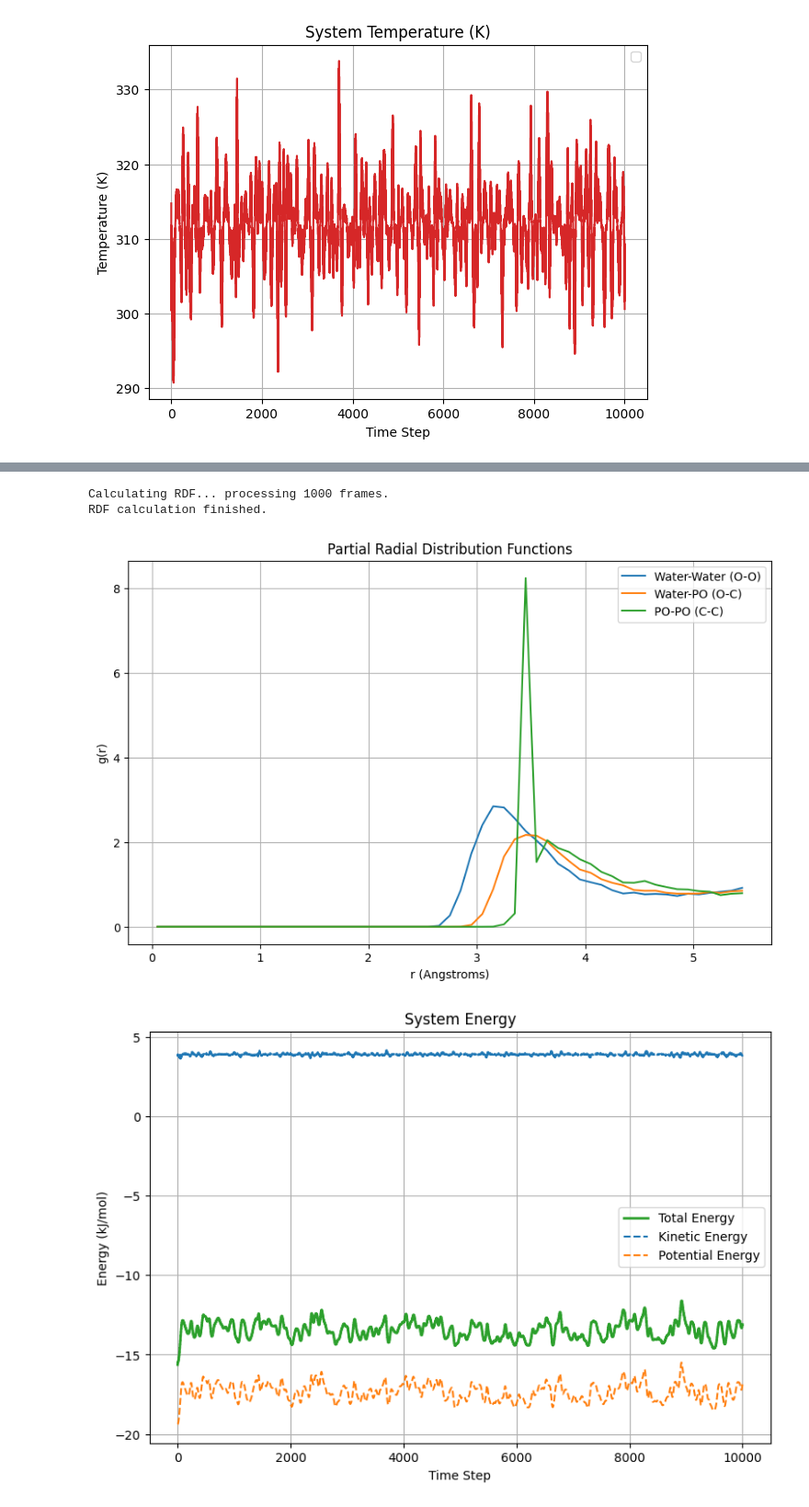
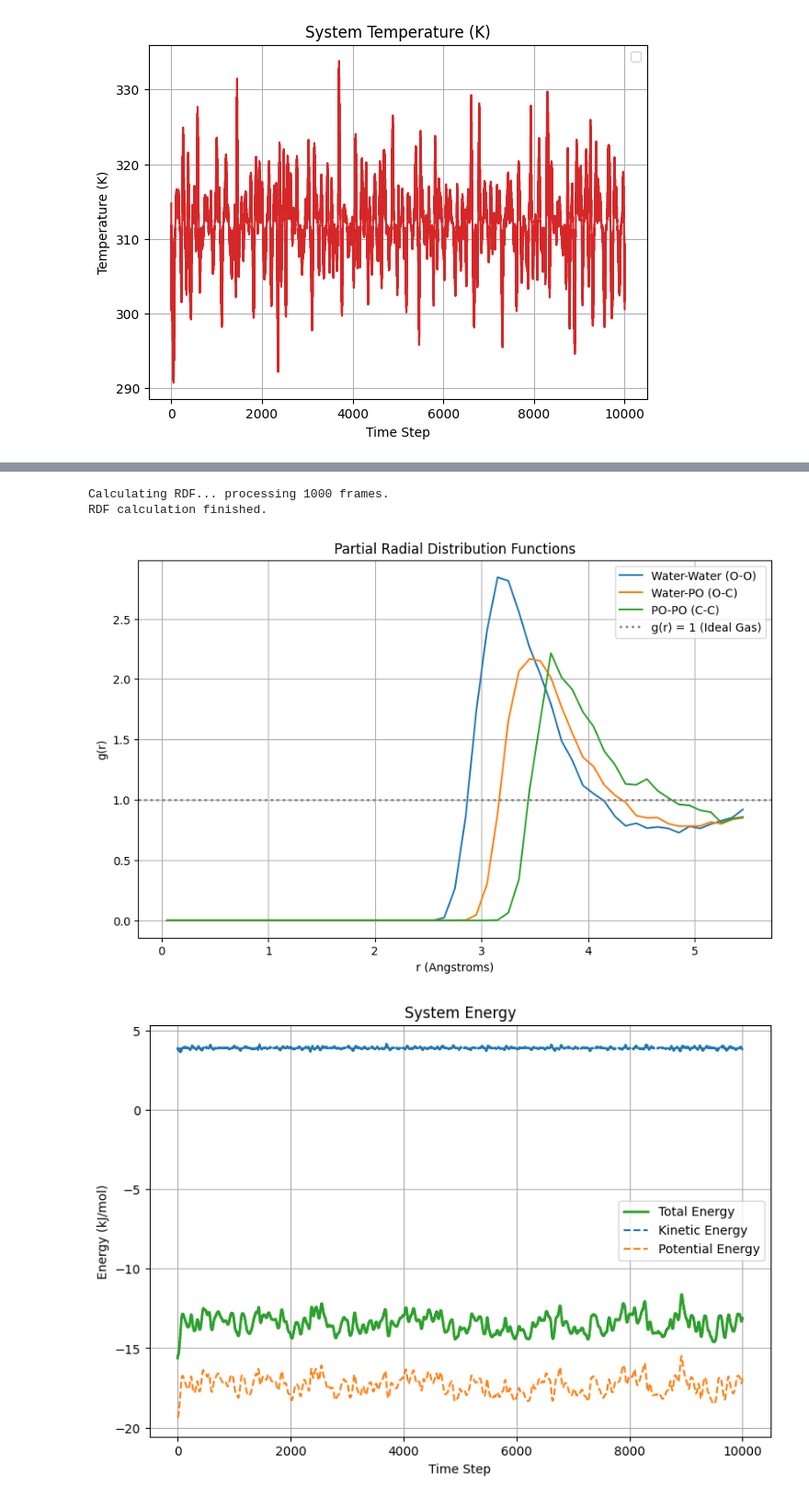
Before and after one commit to AlexPooley7/Multiscale-Modelling, a Jupyter notebook: CE20248/Coursework/twoBeadModelWorking.ipynb, the cells around one changed output, grey strips where cells are left out. Shown at 92% size. Cells and saved outputs as stored; diff of their text form; code cells hidden in the pictures.

```diff
--- a/CE20248/Coursework/twoBeadModelWorking.ipynb
+++ b/CE20248/Coursework/twoBeadModelWorking.ipynb
@@ -1207,31 +1209,32 @@ plt.show()
 # %%
 # --- After your simulation loop ---
 
 # 'traj' is your list of saved position frames (in meters)
 # 'L' is your box length (in meters)
 # 'bead_particle_type' is your (N_beads,) array of 0s and 1s
 bead_particle_type = np.array(bead_particle_type)
 L_Angstroms = L * 1e10
-rmax_safe = (L_Angstroms / 2.0) - 0.1
-r_A, g_OO, g_OC, g_CC = radial_distribution_partial(traj, L, bead_particle_type,
-                                                   dr_A=0.1, rmax_A=rmax_safe)
+rmax_safe = (L_Angstroms / 2.0) - 0.1 # This stops the g(r) going to 0 as the function would look for molecules out the box
+
+# 'bead_mol_index' is your (N_beads,) array
+r_A, g_OO, g_OC, g_CC = radial_distribution_partial(traj, L, bead_particle_type, bead_mol_index, dr_A=0.1, rmax_A=rmax_safe)
 
 # --- Plotting Example ---
 plt.figure(figsize=(10, 6))
 plt.plot(r_A, g_OO, label='Water-Water (O-O)')
 plt.plot(r_A, g_OC, label='Water-PO (O-C)')
 plt.plot(r_A, g_CC, label='PO-PO (C-C)')
-
+plt.axhline(1, color='grey', linestyle=':', linewidth=2, label='g(r) = 1 (Ideal Gas)')
 plt.xlabel('r (Angstroms)')
 plt.ylabel('g(r)')
 plt.title('Partial Radial Distribution Functions')
 plt.legend()
 plt.grid(True)
 plt.show()
 # %% [output]
 Calculating RDF... processing 1000 frames.
 RDF calculation finished.
-[figure, old version]
+[figure, new version]
 # %%
 # Write xyz to the file
 
```
Also changed, not shown: parts of 2 cells of this notebook.
